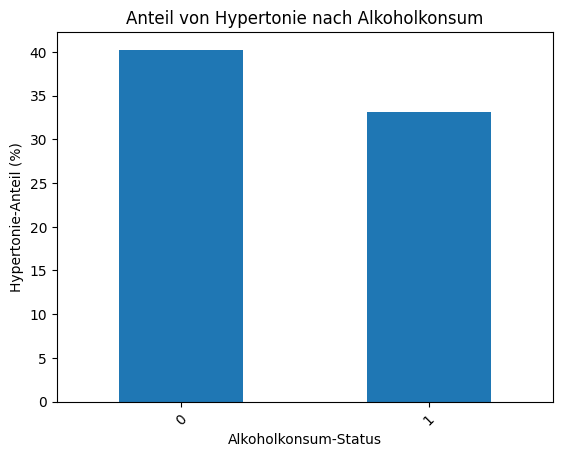
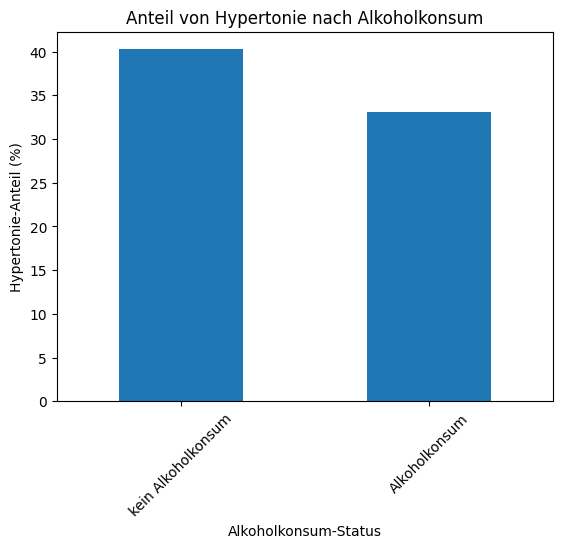
Unified diff of the notebook cell whose output changed from the first chart to the second:
--- before
+++ after
@@ -5,3 +5,5 @@
 plt.ylabel("Hypertonie-Anteil (%)")
 plt.xticks(rotation= 45)
+
+plt.xticks([0, 1], ["kein Alkoholkonsum", "Alkoholkonsum"]) 
 plt.show()

Commit: last_Update